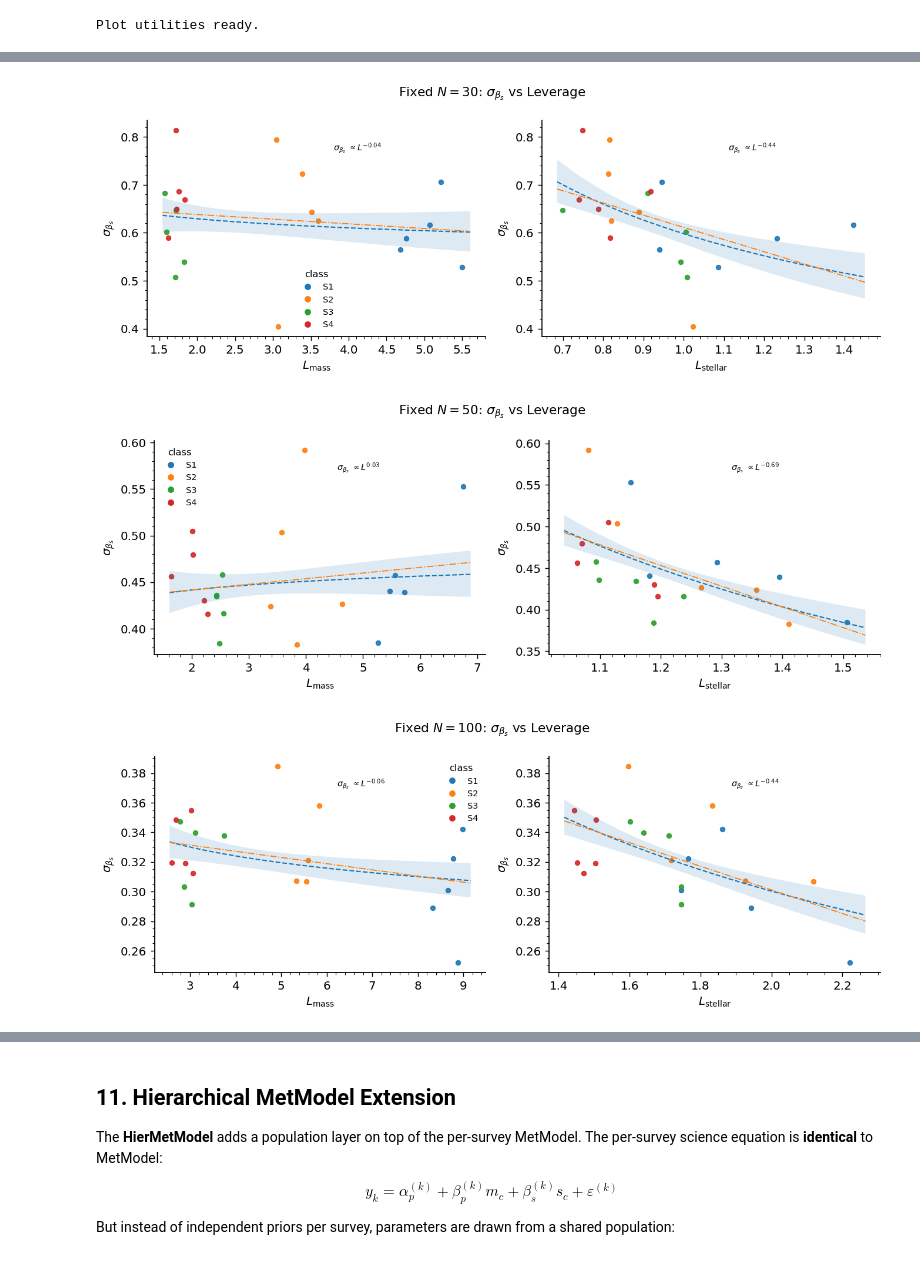
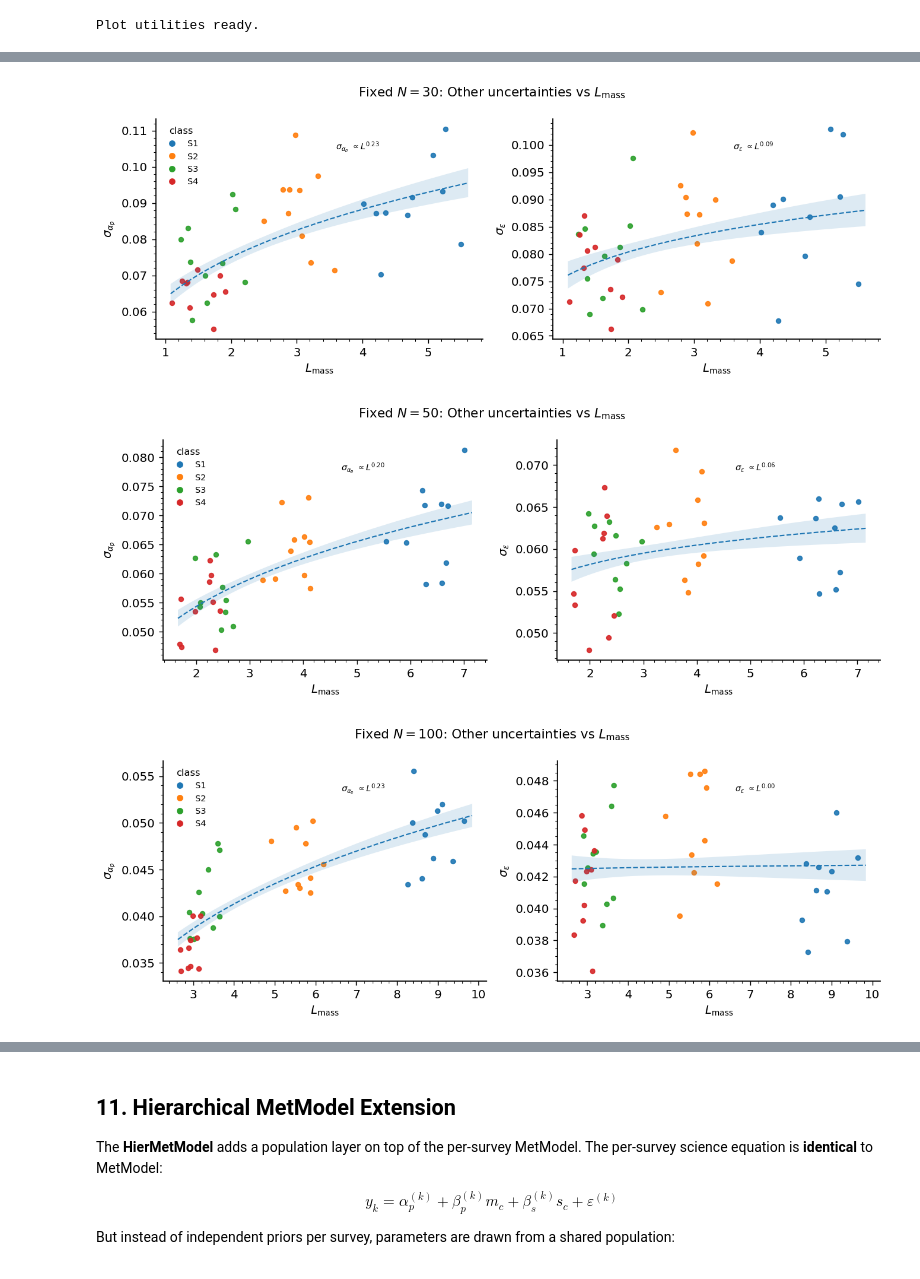
Before and after one commit to wasnaqvi/HERMES, a Jupyter notebook: dataset/HERMES_Extended_MetModel.ipynb, the cells around one changed output, grey strips where cells are left out. Cells and saved outputs as stored; diff of their text form; code cells hidden in the pictures.

Commit message:
Fixed HERMES 0.2.0

```diff
--- a/dataset/HERMES_Extended_MetModel.ipynb
+++ b/dataset/HERMES_Extended_MetModel.ipynb
@@ -551,11 +551,6 @@ def scatter_fits(ax, x, y, labels, ylabel_tex, xlabel_tex):
     yh, lo, hi = _pl_band(xf, yf, xg)
     ax.fill_between(xg, lo, hi, alpha=0.15, linewidth=0)
     ax.plot(xg, yh, ls='--', lw=1.2)
-    try:
-        c, sl = _lin_fit(xf, yf)
-        ax.plot(xg, c + sl * xg, ls='-.', lw=1.0)
-    except Exception:
-        pass
     a, b = _pl_fit(xf, yf)
     xr, yr = ax.get_xlim(), ax.get_ylim()
     ann = ylabel_tex + r' $\propto L^{' + f'{b:.2f}' + r'}$'
@@ -600,20 +596,29 @@ for N0 in sorted(df_pl['N'].unique()):
 # %%
-# sigma(beta_s) vs L_mass AND L_stellar  (fixed-N panels)
+# sigma(alpha_p) and sigma(epsilon) vs L_mass  (fixed-N panels)
 for N0 in sorted(df_pl['N'].unique()):
     sub = df_pl[df_pl['N'] == N0]
-    if len(sub) < 3 or 'beta_s_sd' not in sub.columns:
+    if len(sub) < 3:
         continue
-    fig, axes = plt.subplots(1, 2, figsize=(10.5, 4))
-    fig.suptitle(rf'Fixed $N={N0}$: $\sigma_{{\beta_s}}$ vs Leverage', fontsize=12)
+    panels = []
+    if 'alpha_p_sd' in sub.columns:
+        panels.append(('alpha_p_sd', r'$\sigma_{\alpha_p}$'))
+    if 'epsilon_sd' in sub.columns:
+        panels.append(('epsilon_sd', r'$\sigma_{\varepsilon}$'))
+    if not panels:
+        continue
+    fig, axes = plt.subplots(1, len(panels), figsize=(5.2*len(panels), 4))
+    if len(panels) == 1:
+        axes = [axes]
+    fig.suptitle(rf'Fixed $N={N0}$: Other uncertainties vs $L_{{\mathrm{{mass}}}}$', fontsize=12)
     labels = sub['class_label'].to_numpy(str)
-    scatter_fits(axes[0], sub['L_mass'].values, sub['beta_s_sd'].values,
-                 labels, r'$\sigma_{\beta_s}$', r'$L_{\mathrm{mass}}$')
-    scatter_fits(axes[1], sub['L_stellar'].values, sub['beta_s_sd'].values,
-                 labels, r'$\sigma_{\beta_s}$', r'$L_{\mathrm{stellar}}$')
+    for ax, (col, ylabel) in zip(axes, panels):
+        scatter_fits(ax, sub['L_mass'].values, sub[col].values,
+                     labels, ylabel, r'$L_{\mathrm{mass}}$')
     add_legend(axes[0], sub)
     fig.tight_layout()
+    plt.savefig(f'hermes_extended_{PRIMARY}_N{N0}_leverage.pdf')
     plt.show()
 # %% [output]
-[figure, old version]
+[figure, new version]
-[figure, old version]
+[figure, new version]
-[figure, old version]
+[figure, new version]
```
Also changed, not shown: parts of 19 cells of this notebook, 1 other file.
